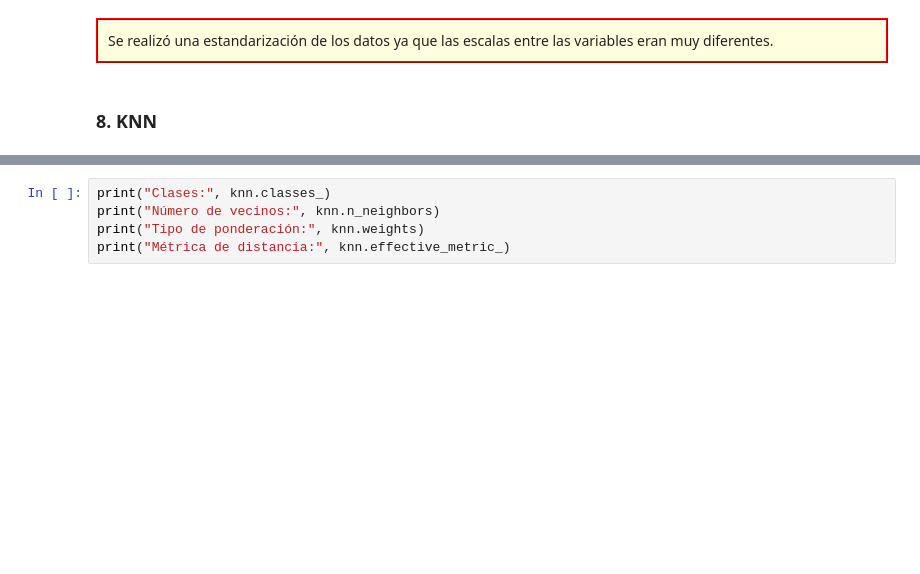
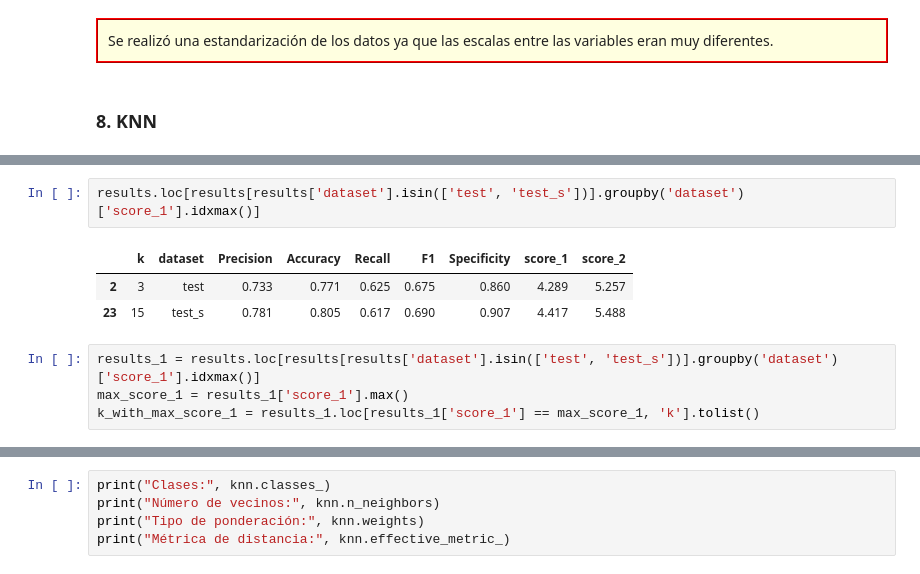
Before and after one commit to davidagapitoq/data_science_for_business_2023, a Jupyter notebook: Supervised_models/KNN/Diabetes_prediction.ipynb, the cells around one changed output, grey strips where cells are left out. Drawn from its saved outputs; the diff is of its cells as text; blank space fills up the shorter version.

```diff
--- a/Supervised_models/KNN/Diabetes_prediction.ipynb
+++ b/Supervised_models/KNN/Diabetes_prediction.ipynb
@@ -450,0 +575,10 @@ KNeighborsClassifier(n_neighbors=3)
+# %%
+results.loc[results[results['dataset'].isin(['test', 'test_s'])].groupby('dataset')['score_1'].idxmax()]
+# %% [output]
+|  | k | dataset | Precision | Accuracy | Recall | F1 | Specificity | score_1 | score_2 |
+| 2 | 3 | test | 0.733 | 0.771 | 0.625 | 0.675 | 0.860 | 4.289 | 5.257 |
+| 23 | 15 | test_s | 0.781 | 0.805 | 0.617 | 0.690 | 0.907 | 4.417 | 5.488 |
+# %%
+results_1 = results.loc[results[results['dataset'].isin(['test', 'test_s'])].groupby('dataset')['score_1'].idxmax()]
+max_score_1 = results_1['score_1'].max()
+k_with_max_score_1 = results_1.loc[results_1['score_1'] == max_score_1, 'k'].tolist()
```
Also changed, not shown: parts of 16 cells of this notebook.
